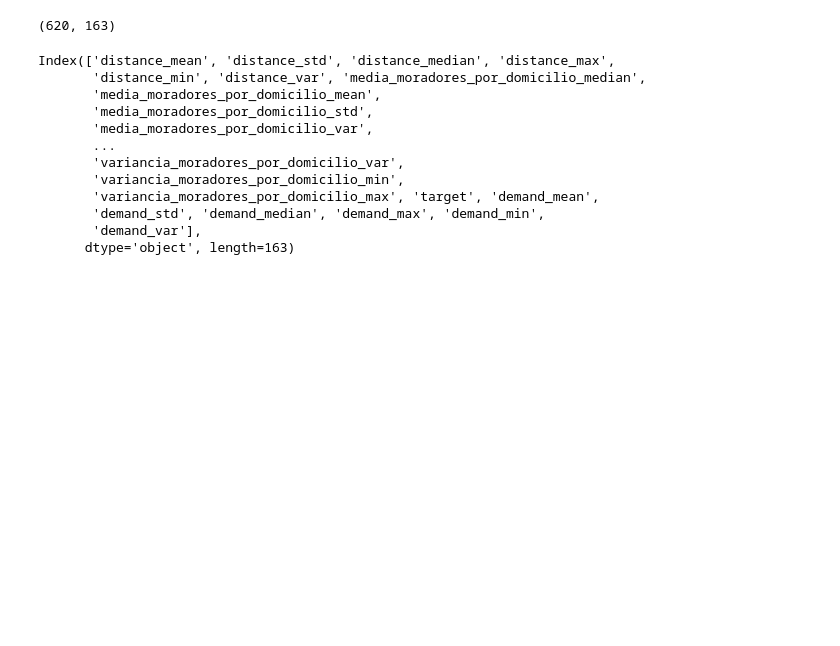
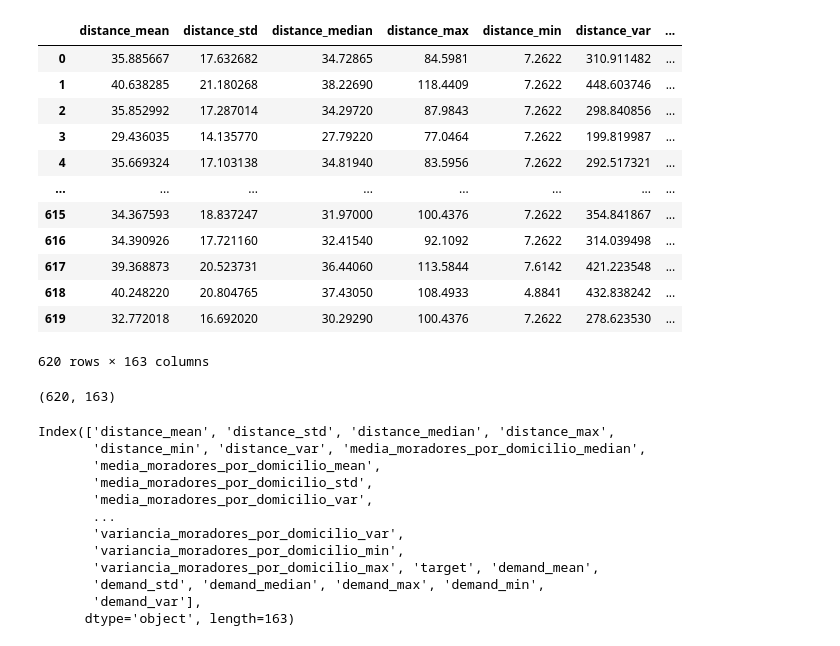
Before and after one commit to gegen07/cvrp-ml, a Jupyter notebook: src/notebooks/model-ml.ipynb, the cells around one changed output. Cells and saved outputs as stored; diff of their text form; code cells hidden in the pictures; blank space fills up the shorter version.

```diff
--- a/src/notebooks/model-ml.ipynb
+++ b/src/notebooks/model-ml.ipynb
@@ -5,6 +5,22 @@ import seaborn as sns
 import matplotlib.pyplot as plt
 # %%
 df = pd.read_csv("../../data/cvrp-instances-1.0/train/train_set.csv")
+# %%
+df
+# %% [output]
+|  | distance_mean | distance_std | distance_median | distance_max | distance_min | distance_var | ... |
+| 0 | 35.885667 | 17.632682 | 34.72865 | 84.5981 | 7.2622 | 310.911482 | ... |
+| 1 | 40.638285 | 21.180268 | 38.22690 | 118.4409 | 7.2622 | 448.603746 | ... |
+| 2 | 35.852992 | 17.287014 | 34.29720 | 87.9843 | 7.2622 | 298.840856 | ... |
+| 3 | 29.436035 | 14.135770 | 27.79220 | 77.0464 | 7.2622 | 199.819987 | ... |
+| 4 | 35.669324 | 17.103138 | 34.81940 | 83.5956 | 7.2622 | 292.517321 | ... |
+| ... | ... | ... | ... | ... | ... | ... | ... |
+| 615 | 34.367593 | 18.837247 | 31.97000 | 100.4376 | 7.2622 | 354.841867 | ... |
+| 616 | 34.390926 | 17.721160 | 32.41540 | 92.1092 | 7.2622 | 314.039498 | ... |
+| 617 | 39.368873 | 20.523731 | 36.44060 | 113.5844 | 7.6142 | 421.223548 | ... |
+| 618 | 40.248220 | 20.804765 | 37.43050 | 108.4933 | 4.8841 | 432.838242 | ... |
+| 619 | 32.772018 | 16.692020 | 30.29290 | 100.4376 | 7.2622 | 278.623530 | ... |
+620 rows × 163 columns
 # %%
 df.shape
 # %% [output]
```
Also changed, not shown: 2 other files.
